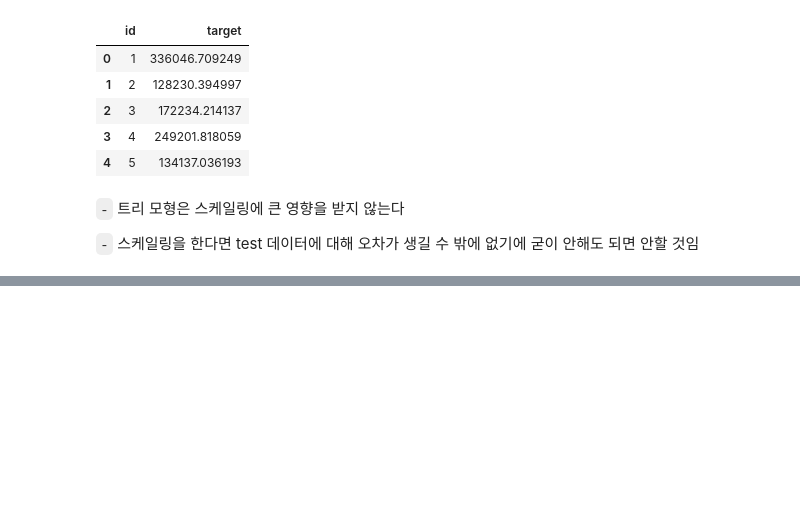
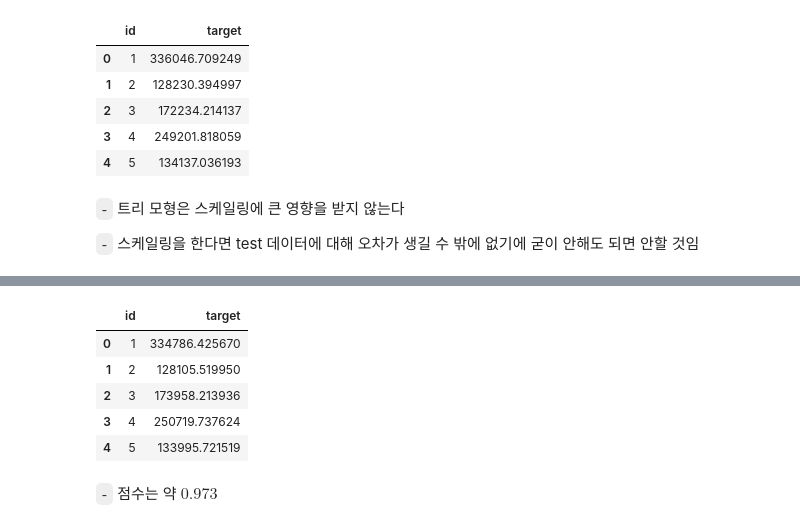
Before and after one commit to Jaesu26/Dacon-Basic, a Jupyter notebook: 집값-예측/집값-모델링/2022-01-26-집값-부스팅.ipynb, the cells around one changed output, grey strips where cells are left out. Cells and saved outputs as stored; diff of their text form; code cells hidden in the pictures; blank space fills up the shorter version.

```diff
--- a/집값-예측/집값-모델링/2022-01-26-집값-부스팅.ipynb
+++ b/집값-예측/집값-모델링/2022-01-26-집값-부스팅.ipynb
@@ -1447,0 +1568,8 @@ submission.to_csv('C:/Users/Jaesu/github_desktop/Dacon-Basic/집값-예측/Data/
+# %%
+test2 = feature_eng3(test)
+# %%
+rf.fit(dt2, log_target)
+cb.fit(dt2, log_target)
+gb.fit(dt2, log_target)
+lgb.fit(dt2, log_target)
+xgb.fit(dt2, log_target)
@@ -1447,0 +1586,17 @@ submission.to_csv('C:/Users/Jaesu/github_desktop/Dacon-Basic/집값-예측/Data/
+# %%
+pred = (np.exp(rf.predict(test2)) + np.exp(cb.predict(test2)) + np.exp(gb.predict(test2))+ np.exp(lgb.predict(test2))+ np.exp(xgb.predict(test2))) / 5
+# %%
+submission = pd.read_csv('C:/Users/Jaesu/github_desktop/Dacon-Basic/집값-예측/Data/sample_submission.csv')
+# %%
+## 위에서 구한 예측값을 그대로 넣어줌
+submission['target'] = pred
+
+## 데이터가 잘 들어갔는지 확인
+submission.head()
+# %% [output]
+|  | id | target |
+| 0 | 1 | 334786.425670 |
+| 1 | 2 | 128105.519950 |
+| 2 | 3 | 173958.213936 |
+| 3 | 4 | 250719.737624 |
+| 4 | 5 | 133995.721519 |
@@ -1447,0 +1606,2 @@ submission.to_csv('C:/Users/Jaesu/github_desktop/Dacon-Basic/집값-예측/Data/
+# %% [markdown]
+`-` 점수는 약 $0.973$
```
Also changed, not shown: parts of 31 cells of this notebook.
